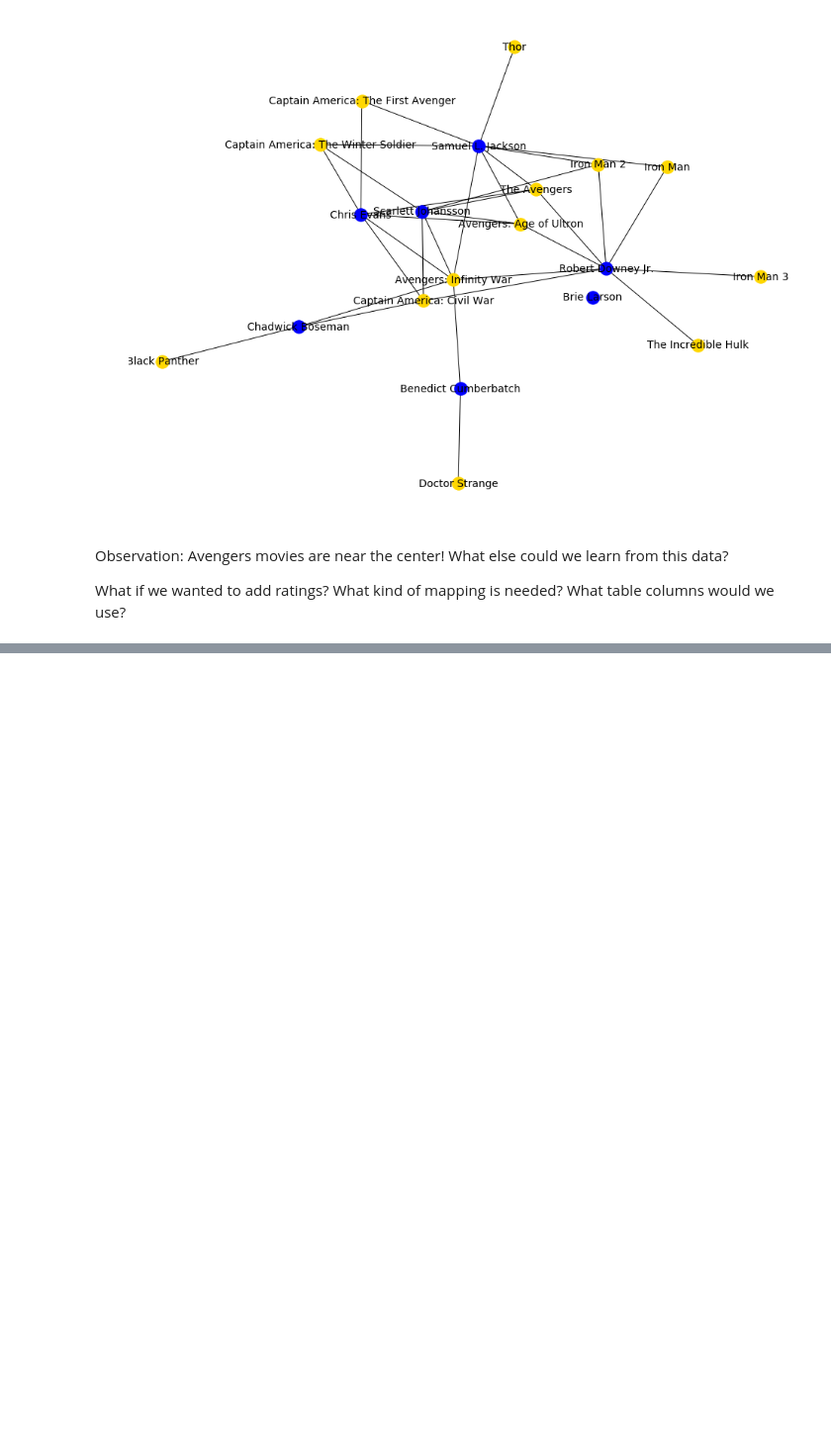
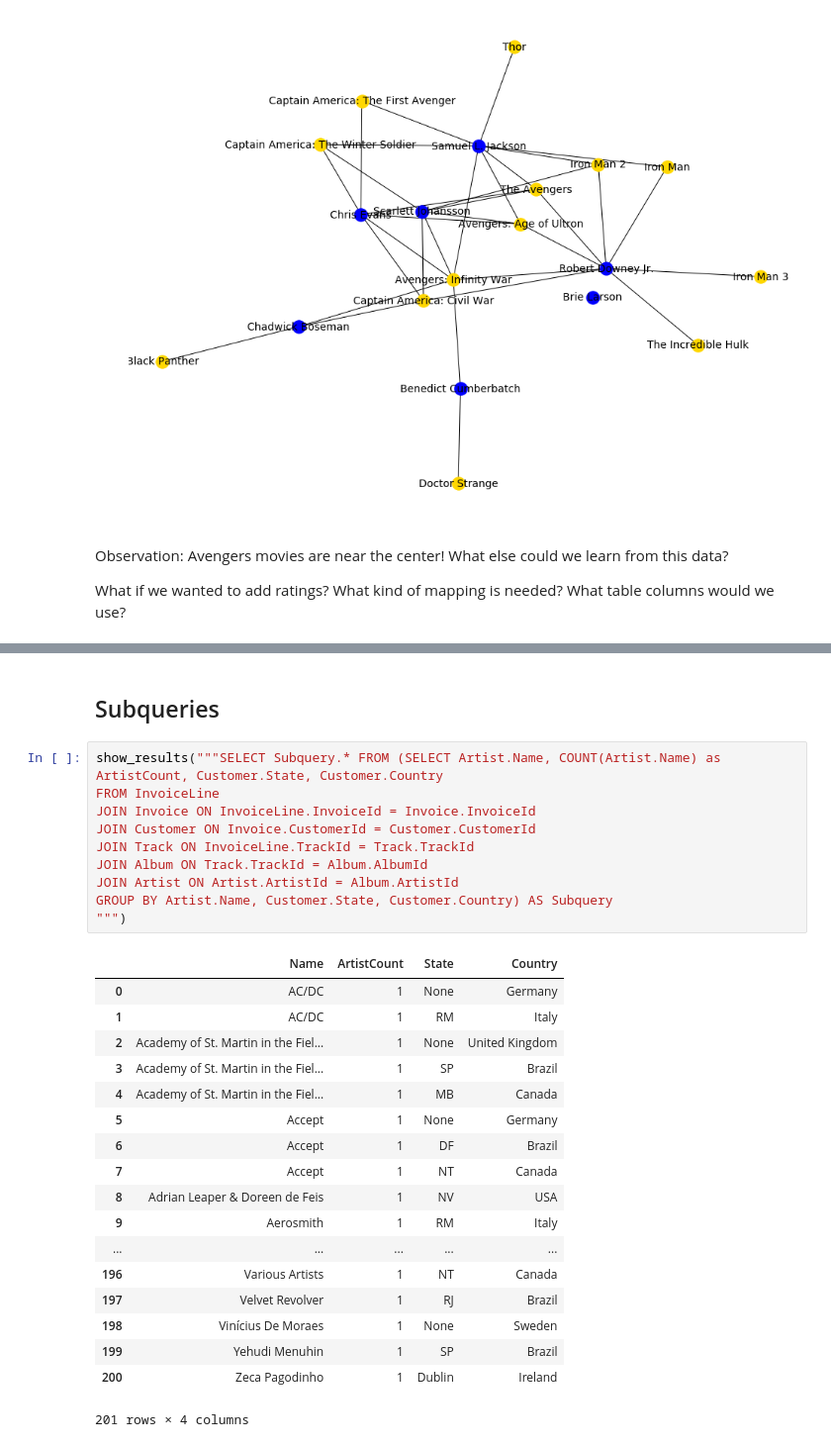
Before and after one commit to team-mayes/che_696, a Jupyter notebook: source/notebooks/lecture18_databases.ipynb, the cells around one changed output, grey strips where cells are left out. Shown at 99% size. Cells and saved outputs as stored; diff of their text form; blank space fills up the shorter version.

```diff
--- a/source/notebooks/lecture18_databases.ipynb
+++ b/source/notebooks/lecture18_databases.ipynb
@@ -162,0 +353,31 @@ What if we wanted to add ratings? What kind of mapping is needed? What table col
+# %% [markdown]
+## Subqueries
+# %%
+show_results("""SELECT Subquery.* FROM (SELECT Artist.Name, COUNT(Artist.Name) as ArtistCount, Customer.State, Customer.Country
+FROM InvoiceLine
+JOIN Invoice ON InvoiceLine.InvoiceId = Invoice.InvoiceId
+JOIN Customer ON Invoice.CustomerId = Customer.CustomerId
+JOIN Track ON InvoiceLine.TrackId = Track.TrackId
+JOIN Album ON Track.TrackId = Album.AlbumId
+JOIN Artist ON Artist.ArtistId = Album.ArtistId
+GROUP BY Artist.Name, Customer.State, Customer.Country) AS Subquery
+""")
+# %% [output]
+|  | Name | ArtistCount | State | Country |
+| 0 | AC/DC | 1 | None | Germany |
+| 1 | AC/DC | 1 | RM | Italy |
+| 2 | Academy of St. Martin in the Fiel... | 1 | None | United Kingdom |
+| 3 | Academy of St. Martin in the Fiel... | 1 | SP | Brazil |
+| 4 | Academy of St. Martin in the Fiel... | 1 | MB | Canada |
+| 5 | Accept | 1 | None | Germany |
+| 6 | Accept | 1 | DF | Brazil |
+| 7 | Accept | 1 | NT | Canada |
+| 8 | Adrian Leaper & Doreen de Feis | 1 | NV | USA |
+| 9 | Aerosmith | 1 | RM | Italy |
+| ... | ... | ... | ... | ... |
+| 196 | Various Artists | 1 | NT | Canada |
+| 197 | Velvet Revolver | 1 | RJ | Brazil |
+| 198 | Vinícius De Moraes | 1 | None | Sweden |
+| 199 | Yehudi Menuhin | 1 | SP | Brazil |
+| 200 | Zeca Pagodinho | 1 | Dublin | Ireland |
+201 rows × 4 columns
```
Also changed, not shown: parts of 15 cells of this notebook.
